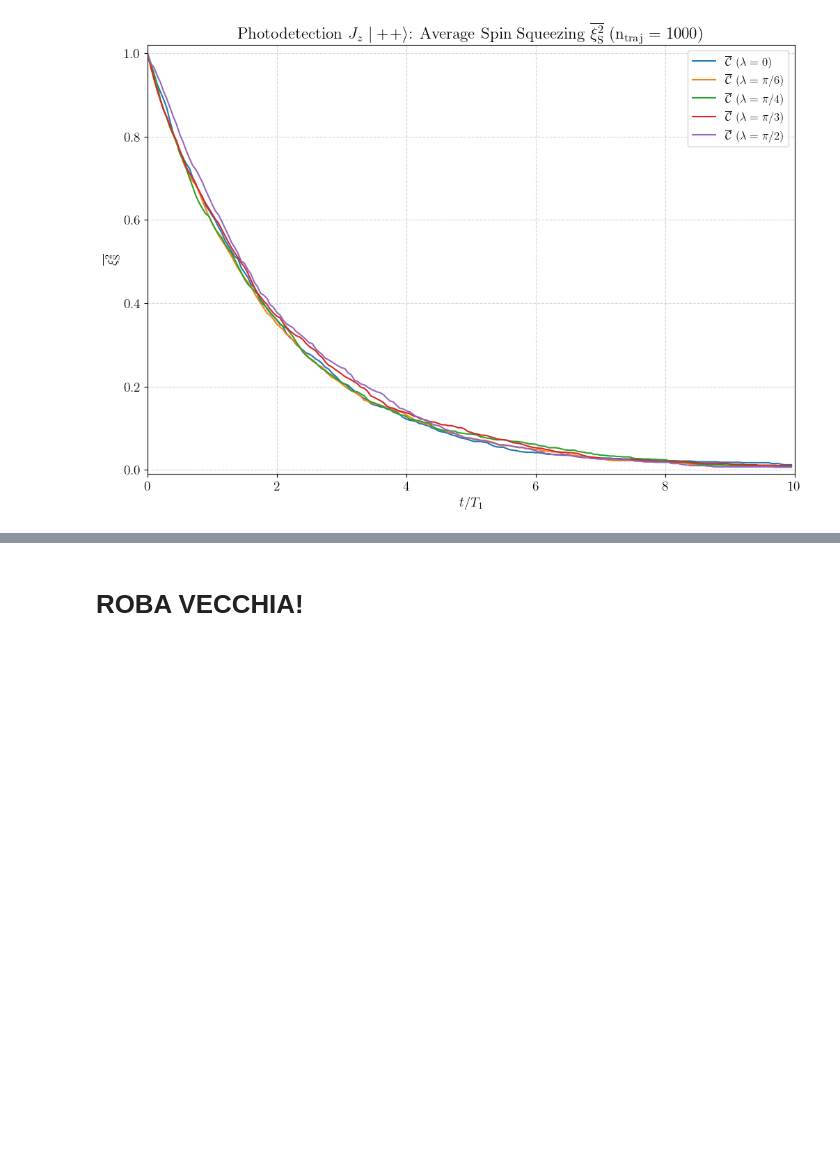
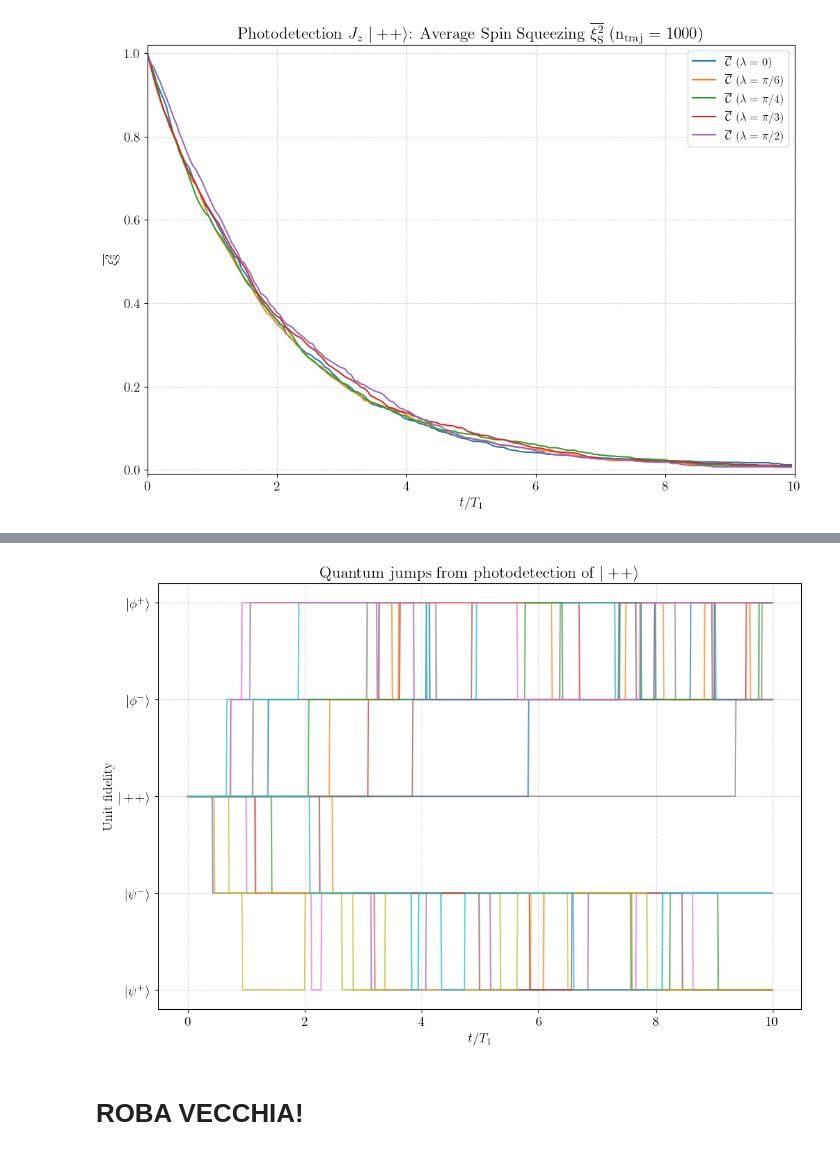
Before and after one commit to ErCampa99/Stochastic_Master_Thesis, a Jupyter notebook: Codes/Jz_1_Photodetection.ipynb, the cells around one changed output, grey strips where cells are left out. Saved outputs shown, nothing was run; the diff lists cells and outputs as text; code cells hidden in the pictures; blank space fills up the shorter version.

```diff
--- a/Codes/Jz_1_Photodetection.ipynb
+++ b/Codes/Jz_1_Photodetection.ipynb
@@ -462,3 +554,43 @@ plt.show()
+# %%
+# Fidelity medie su TUTTE le traiettorie, una curva per ogni Bell
+#mean_per_bell = fidelity_df.groupby(level="Bell state", axis=1).mean()
+
+# Seleziona solo Traj_3 (tutte e 4 le fidelity come colonne semplici)
+#traj3 = fidelity_df.xs("Traj_3", axis=1, level="Trajectory")
+
+# Seleziona solo psi_minus su tutte le traiettorie
+states_all = fidelity_df.xs("state", axis=1, level="Bell state")
+# %%
+df_plot = states_all.iloc[:, :20]
+# %%
+plt.figure(figsize=(12,8))
+
+plt.plot(df_plot.index/T_1, df_plot, alpha=0.7)
+
+
+plt.xlabel(r"$t/T_1$")
+plt.ylabel(r"Unit fidelity")
+
+
+# posizioni verticali che stai già usando
+y_odd_plus,  y_odd_minus  = -2, -1
+y_even_plus, y_even_minus = +2, +1
+y_plusplus = 0
+
+positions = [y_odd_plus, y_odd_minus, y_even_plus, y_even_minus, y_plusplus]
+labels = [r"$|\psi^+\rangle$", r"$|\psi^-\rangle$",
+          r"$|\phi^+\rangle$", r"$|\phi^-\rangle$", r"$|+\!+\rangle$"]
+
+plt.yticks(positions, labels)   # <-- NON plt.yticklabels
+
+plt.title(r"Quantum jumps from photodetection of $|+\!+\rangle$")
+plt.grid(True, linestyle="dashed", alpha=0.5)
+#plt.legend(loc="best", fontsize=12)
+
+
+plt.show()
+# %% [output]
+[figure, added]
 # %% [markdown]
 # ROBA VECCHIA!
 # %% [markdown]
```
Also changed, not shown: parts of 12 cells of this notebook, 3 other files.
